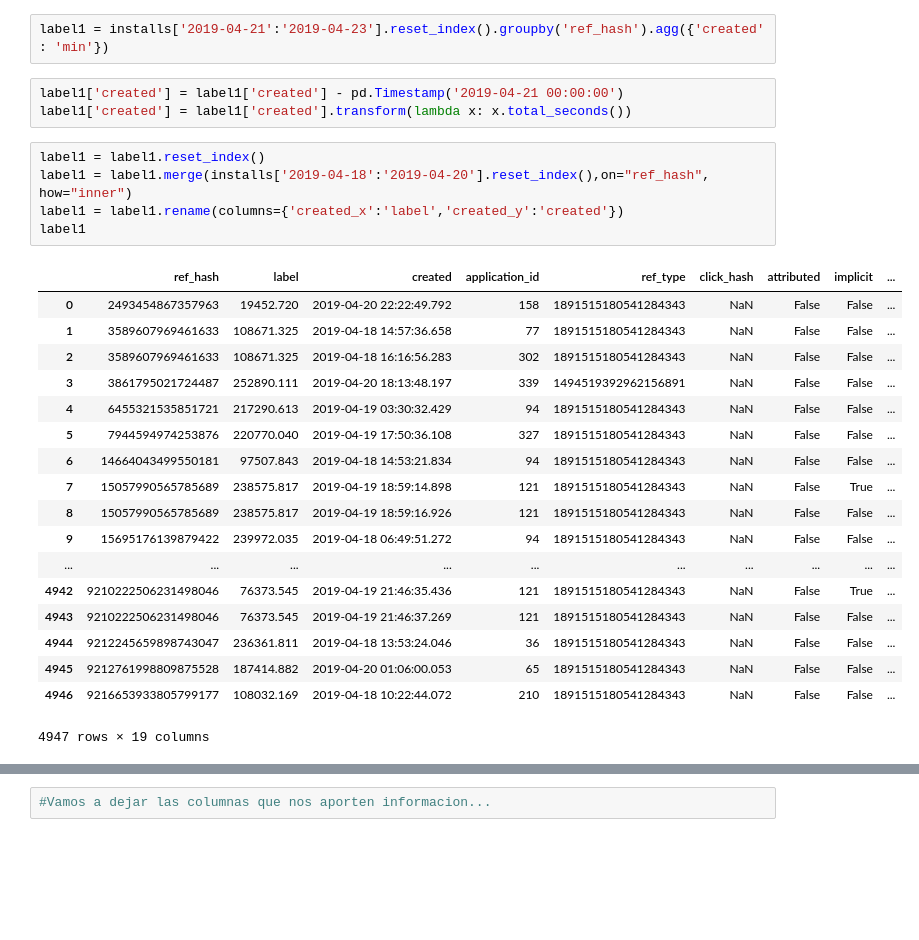
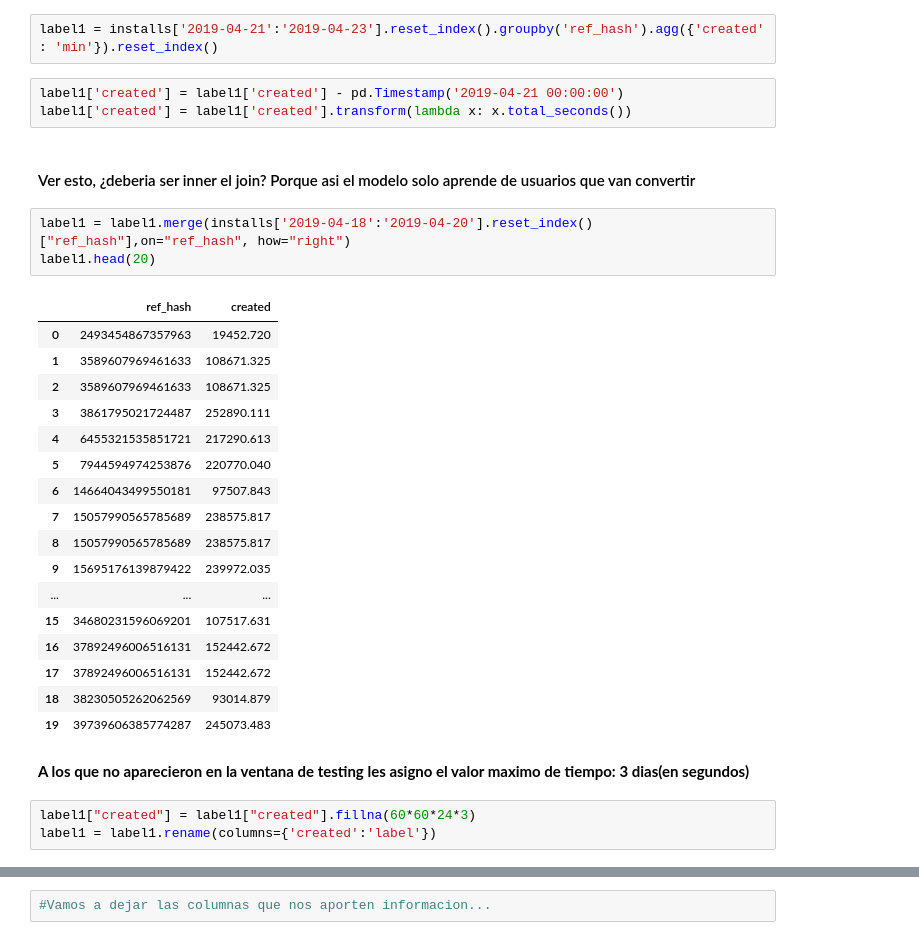
Before and after one commit to EugeniaFranchi/TP-Datos-2019, a Jupyter notebook: TP2/sklearn.ipynb, the cells around one changed output, grey strips where cells are left out. Drawn from its saved outputs; the diff is of its cells as text; blank space fills up the shorter version.

Commit message:
Incluyo usuarios que no convierten en la ventana

```diff
--- a/TP2/sklearn.ipynb
+++ b/TP2/sklearn.ipynb
@@ -18,32 +23,36 @@ installs.head()
 # %%
-label1 = installs['2019-04-21':'2019-04-23'].reset_index().groupby('ref_hash').agg({'created' : 'min'})
+label1 = installs['2019-04-21':'2019-04-23'].reset_index().groupby('ref_hash').agg({'created' : 'min'}).reset_index()
 # %%
 label1['created'] = label1['created'] - pd.Timestamp('2019-04-21 00:00:00')
 label1['created'] = label1['created'].transform(lambda x: x.total_seconds())
+# %% [markdown]
+#### Ver esto, ¿deberia ser inner el join? Porque asi el modelo solo aprende de usuarios que van convertir
 # %%
-label1 = label1.reset_index()
-label1 = label1.merge(installs['2019-04-18':'2019-04-20'].reset_index(),on="ref_hash", how="inner")
-label1 = label1.rename(columns={'created_x':'label','created_y':'created'})
-label1
+label1 = label1.merge(installs['2019-04-18':'2019-04-20'].reset_index()["ref_hash"],on="ref_hash", how="right")
+label1.head(20)
 # %% [output]
-|  | ref_hash | label | created | application_id | ref_type | click_hash | attributed | implicit | ... |
-| 0 | 2493454867357963 | 19452.720 | 2019-04-20 22:22:49.792 | 158 | 1891515180541284343 | NaN | False | False | ... |
-| 1 | 3589607969461633 | 108671.325 | 2019-04-18 14:57:36.658 | 77 | 1891515180541284343 | NaN | False | False | ... |
-| 2 | 3589607969461633 | 108671.325 | 2019-04-18 16:16:56.283 | 302 | 1891515180541284343 | NaN | False | False | ... |
-| 3 | 3861795021724487 | 252890.111 | 2019-04-20 18:13:48.197 | 339 | 1494519392962156891 | NaN | False | False | ... |
-| 4 | 6455321535851721 | 217290.613 | 2019-04-19 03:30:32.429 | 94 | 1891515180541284343 | NaN | False | False | ... |
-| 5 | 7944594974253876 | 220770.040 | 2019-04-19 17:50:36.108 | 327 | 1891515180541284343 | NaN | False | False | ... |
-| 6 | 14664043499550181 | 97507.843 | 2019-04-18 14:53:21.834 | 94 | 1891515180541284343 | NaN | False | False | ... |
-| 7 | 15057990565785689 | 238575.817 | 2019-04-19 18:59:14.898 | 121 | 1891515180541284343 | NaN | False | True | ... |
-| 8 | 15057990565785689 | 238575.817 | 2019-04-19 18:59:16.926 | 121 | 1891515180541284343 | NaN | False | False | ... |
-| 9 | 15695176139879422 | 239972.035 | 2019-04-18 06:49:51.272 | 94 | 1891515180541284343 | NaN | False | False | ... |
-| ... | ... | ... | ... | ... | ... | ... | ... | ... | ... |
-| 4942 | 9210222506231498046 | 76373.545 | 2019-04-19 21:46:35.436 | 121 | 1891515180541284343 | NaN | False | True | ... |
-| 4943 | 9210222506231498046 | 76373.545 | 2019-04-19 21:46:37.269 | 121 | 1891515180541284343 | NaN | False | False | ... |
-| 4944 | 9212245659898743047 | 236361.811 | 2019-04-18 13:53:24.046 | 36 | 1891515180541284343 | NaN | False | False | ... |
-| 4945 | 9212761998809875528 | 187414.882 | 2019-04-20 01:06:00.053 | 65 | 1891515180541284343 | NaN | False | False | ... |
-| 4946 | 9216653933805799177 | 108032.169 | 2019-04-18 10:22:44.072 | 210 | 1891515180541284343 | NaN | False | False | ... |
+|  | ref_hash | created |
+| 0 | 2493454867357963 | 19452.720 |
+| 1 | 3589607969461633 | 108671.325 |
+| 2 | 3589607969461633 | 108671.325 |
+| 3 | 3861795021724487 | 252890.111 |
+| 4 | 6455321535851721 | 217290.613 |
+| 5 | 7944594974253876 | 220770.040 |
+| 6 | 14664043499550181 | 97507.843 |
+| 7 | 15057990565785689 | 238575.817 |
+| 8 | 15057990565785689 | 238575.817 |
+| 9 | 15695176139879422 | 239972.035 |
+| ... | ... | ... |
+| 15 | 34680231596069201 | 107517.631 |
+| 16 | 37892496006516131 | 152442.672 |
+| 17 | 37892496006516131 | 152442.672 |
+| 18 | 38230505262062569 | 93014.879 |
+| 19 | 39739606385774287 | 245073.483 |
-4947 rows × 19 columns
+# %% [markdown]
+**A los que no aparecieron en la ventana de testing les asigno el valor maximo de tiempo: 3 dias(en segundos)**
+# %%
+label1["created"] = label1["created"].fillna(60*60*24*3)
+label1 = label1.rename(columns={'created':'label'})
 # %%
 y=label1.loc[:,'label']
 y
```
Also changed, not shown: parts of 17 cells of this notebook.
